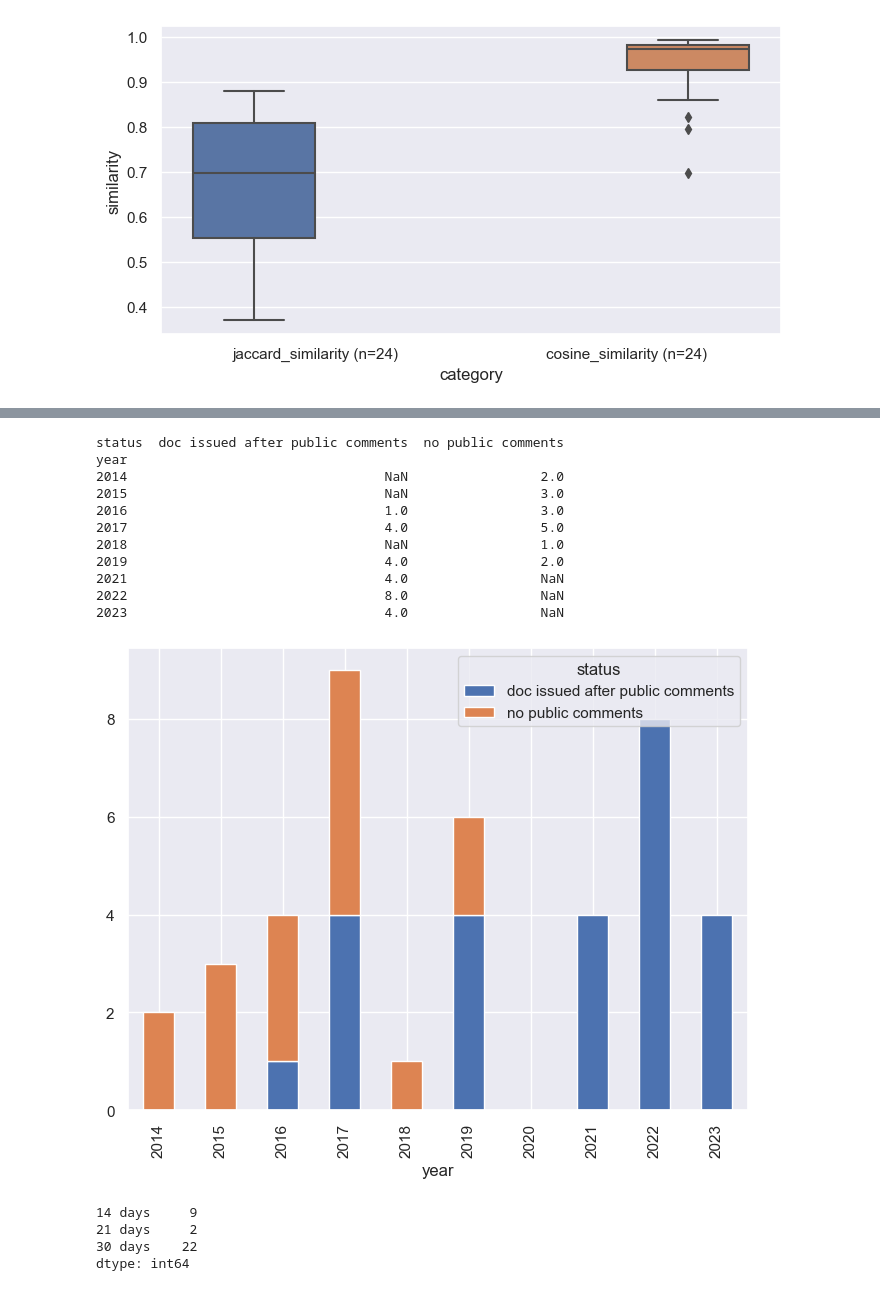
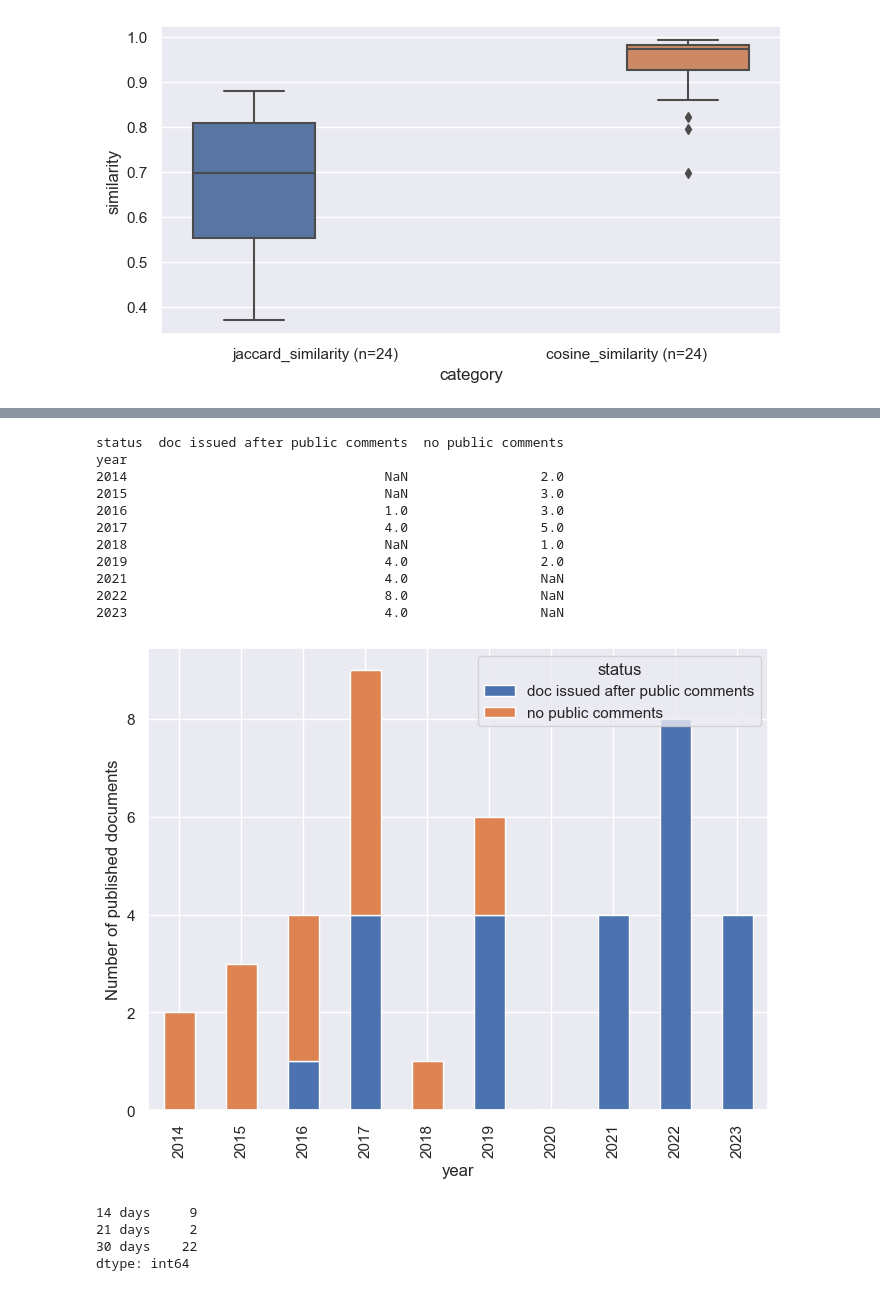
Before and after one commit to zongtihuoguoguan/CAC-Policy-Consultation-2024, a Jupyter notebook: CIRC_Analysis.ipynb, the cells around one changed output, grey strips where cells are left out. Cells and saved outputs as stored; diff of their text form; code cells hidden in the pictures.

```diff
--- a/CIRC_Analysis.ipynb
+++ b/CIRC_Analysis.ipynb
@@ -297,5 +307,7 @@ def sim_bar_graph(x):
 
 sim_bar_graph("topic")
 print(sns.color_palette().as_hex())
+plt.savefig('Fig_6.tiff', dpi=1200, format="tiff", pil_kwargs={"compression": "tiff_lzw"}, bbox_inches='tight')
+matplotlib.rcParams['figure.figsize'] = [4, 8]
 # %% [output]
 ['#4c72b0', '#dd8452', '#55a868', '#c44e52', '#8172b3', '#937860', '#da8bc3', '#8c8c8c', '#ccb974', '#64b5cd']
@@ -303,30 +315,33 @@ print(sns.color_palette().as_hex())
 # %%
 def calculate_percentage_public_year(df):
     df = df.loc[df['status'] != 'draft without final'].reset_index(drop=True)
     df = df.loc[df['data_category'] == 'reg'].reset_index(drop=True)
     df['year'] = df["pub_date"].astype(str).str[0:4]
     df = df.groupby(by='year')['status'].value_counts().unstack()
     print(df)
     #df.drop(df.tail(1).index,inplace=True)
     df.index = df.index.astype(int)
 
     df = df.reindex(range(2014, 2024))
-    df.plot.bar(stacked=True, figsize=(8,6))
+    ax = df.plot.bar(stacked=True, figsize=(8,6))
+    ax.set_ylabel("Number of published documents")
 
 calculate_percentage_public_year(df)
+matplotlib.rcParams['figure.figsize'] = [9, 5]
+plt.savefig('Fig_1.tiff', dpi=1200, format="tiff", pil_kwargs={"compression": "tiff_lzw"}, bbox_inches='tight')
 # %% [output]
 status  doc issued after public comments  no public comments
 year
 2014                                 NaN                 2.0
 2015                                 NaN                 3.0
 2016                                 1.0                 3.0
 2017                                 4.0                 5.0
 2018                                 NaN                 1.0
 2019                                 4.0                 2.0
 2021                                 4.0                 NaN
 2022                                 8.0                 NaN
 2023                                 4.0                 NaN
-[figure, old version]
+[figure, new version]
 # %%
 def get_pie_chart(df):
     df = df[['comment_period_days']].groupby('comment_period_days').value_counts()
```
Also changed, not shown: parts of 8 cells of this notebook, 13 other files.
